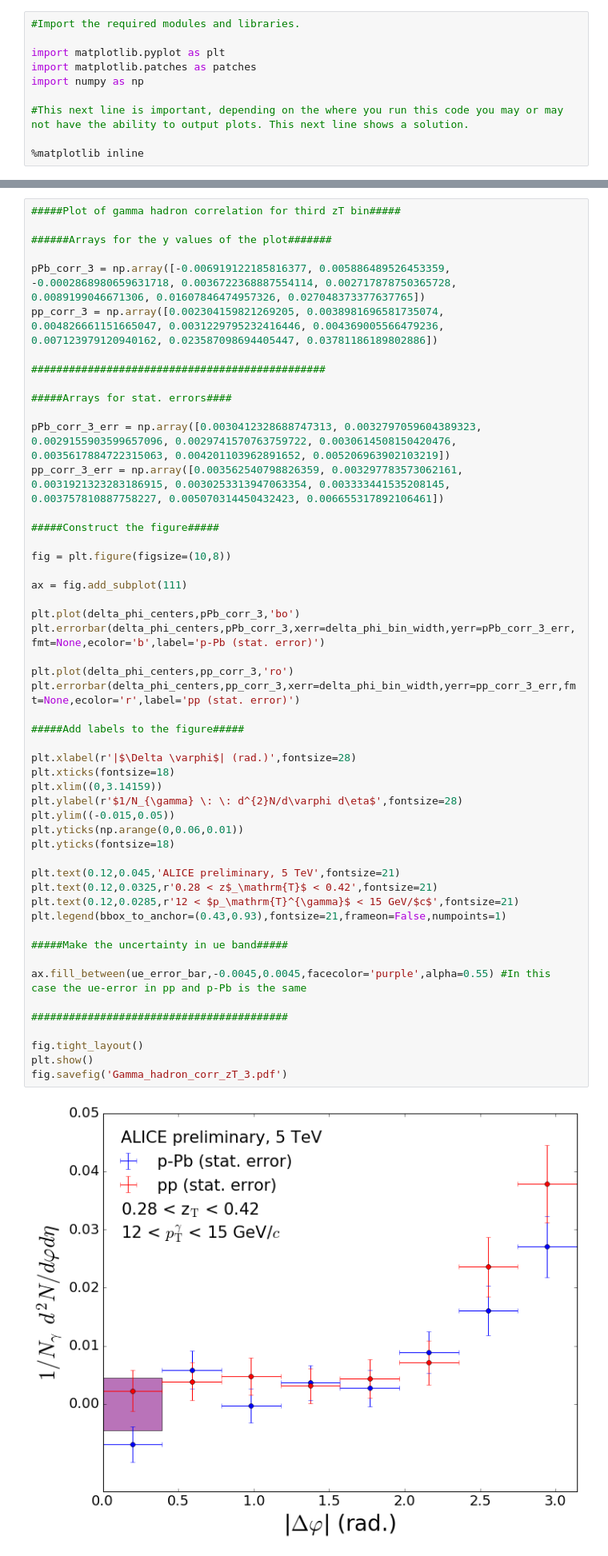
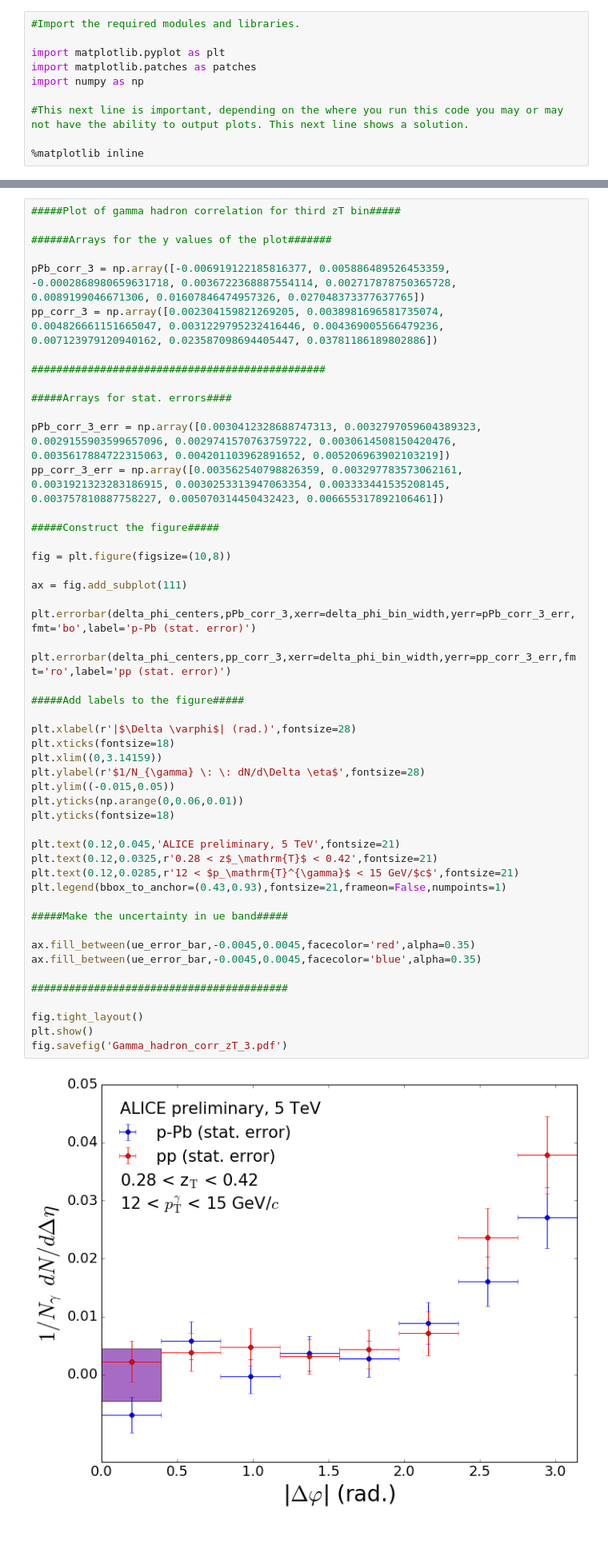
Before and after one commit to josegsoria/Analyses, a Jupyter notebook: Multiple Preliminary Plots.ipynb, the cells around one changed output, grey strips where cells are left out. Shown at 80% size. Drawn from its saved outputs; the diff is of its cells as text.

```diff
--- a/Multiple Preliminary Plots.ipynb
+++ b/Multiple Preliminary Plots.ipynb
@@ -407,40 +401,39 @@ pp_corr_3_err = np.array([0.003562540798826359, 0.003297783573062161, 0.00319213
 
 fig = plt.figure(figsize=(10,8))
 
 ax = fig.add_subplot(111)
 
-plt.plot(delta_phi_centers,pPb_corr_3,'bo')
-plt.errorbar(delta_phi_centers,pPb_corr_3,xerr=delta_phi_bin_width,yerr=pPb_corr_3_err,fmt=None,ecolor='b',label='p-Pb (stat. error)')
+plt.errorbar(delta_phi_centers,pPb_corr_3,xerr=delta_phi_bin_width,yerr=pPb_corr_3_err,fmt='bo',label='p-Pb (stat. error)')
 
-plt.plot(delta_phi_centers,pp_corr_3,'ro')
-plt.errorbar(delta_phi_centers,pp_corr_3,xerr=delta_phi_bin_width,yerr=pp_corr_3_err,fmt=None,ecolor='r',label='pp (stat. error)')
+plt.errorbar(delta_phi_centers,pp_corr_3,xerr=delta_phi_bin_width,yerr=pp_corr_3_err,fmt='ro',label='pp (stat. error)')
 
 #####Add labels to the figure#####
 
 plt.xlabel(r'|$\Delta \varphi$| (rad.)',fontsize=28)
 plt.xticks(fontsize=18)
 plt.xlim((0,3.14159))
-plt.ylabel(r'$1/N_{\gamma} \: \: d^{2}N/d\varphi d\eta$',fontsize=28)
+plt.ylabel(r'$1/N_{\gamma} \: \: dN/d\Delta \eta$',fontsize=28)
 plt.ylim((-0.015,0.05))
 plt.yticks(np.arange(0,0.06,0.01))
 plt.yticks(fontsize=18)
 
 plt.text(0.12,0.045,'ALICE preliminary, 5 TeV',fontsize=21)
 plt.text(0.12,0.0325,r'0.28 < z$_\mathrm{T}$ < 0.42',fontsize=21)
 plt.text(0.12,0.0285,r'12 < $p_\mathrm{T}^{\gamma}$ < 15 GeV/$c$',fontsize=21)
 plt.legend(bbox_to_anchor=(0.43,0.93),fontsize=21,frameon=False,numpoints=1)
 
 #####Make the uncertainty in ue band#####
 
-ax.fill_between(ue_error_bar,-0.0045,0.0045,facecolor='purple',alpha=0.55) #In this case the ue-error in pp and p-Pb is the same
+ax.fill_between(ue_error_bar,-0.0045,0.0045,facecolor='red',alpha=0.35)
+ax.fill_between(ue_error_bar,-0.0045,0.0045,facecolor='blue',alpha=0.35)
 
 #########################################
 
 fig.tight_layout()
 plt.show()
 fig.savefig('Gamma_hadron_corr_zT_3.pdf')
 # %% [output]
-[figure, old version]
+[figure, new version]
 # %%
 #####Plot of gamma hadron correlation for fourth zT bin#####
 
```
Also changed, not shown: parts of 5 cells of this notebook.
